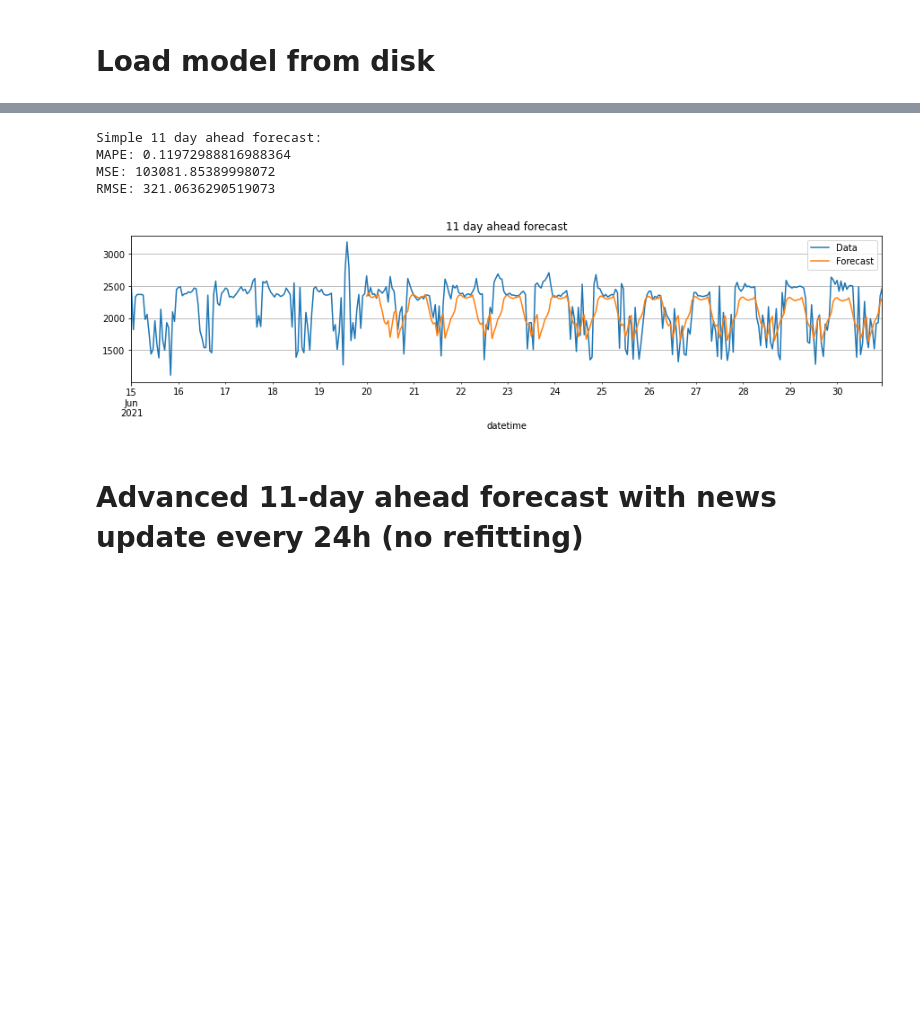
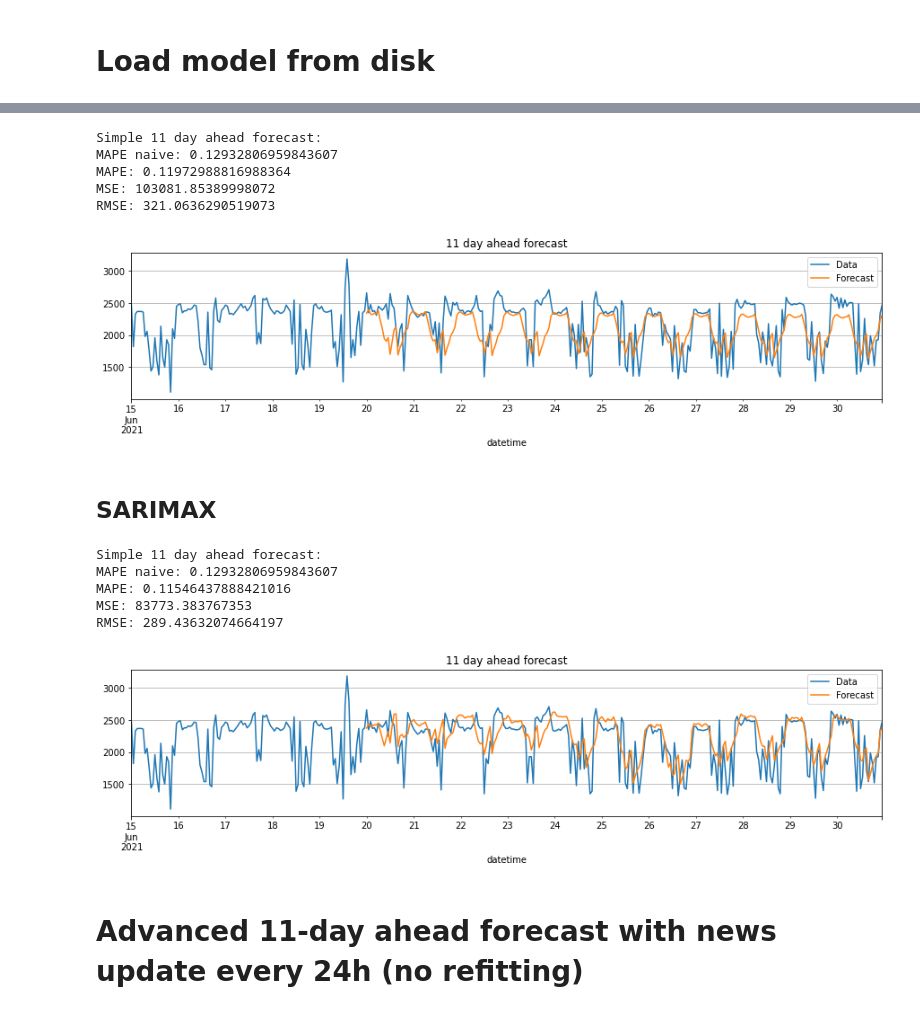
Before and after one commit to I-NERGY/DeepTSF, a Jupyter notebook: model_evaluation/tal_sarima_evaluation.ipynb, the cells around one changed output, grey strips where cells are left out. Saved outputs shown, nothing was run; the diff lists cells and outputs as text; code cells hidden in the pictures; blank space fills up the shorter version.

```diff
--- a/model_evaluation/tal_sarima_evaluation.ipynb
+++ b/model_evaluation/tal_sarima_evaluation.ipynb
@@ -86,6 +171,8 @@ print(f"Simple {days_ahead} day ahead forecast:")
 predictions = sarima.forecast(steps * days_ahead)
 ground_truth_line = pd.concat([train[-5*24:], test])
 
+naive_pred = [train.tolist()[-1]] + test.tolist()[:-1]
+print("MAPE naive:", mape(test, naive_pred))
 print("MAPE:", mape(test, predictions))
 print("MSE:", mse(test, predictions))
 print("RMSE:", np.sqrt(mse(test, predictions)))
@@ -97,10 +184,37 @@ plot.grid()
 plt.show()
 # %% [output]
 Simple 11 day ahead forecast:
+MAPE naive: 0.12932806959843607
 MAPE: 0.11972988816988364
 MSE: 103081.85389998072
 RMSE: 321.0636290519073
 [figure]
+# %% [markdown]
+## SARIMAX
+# %%
+print(f"Simple {days_ahead} day ahead forecast:")
+predictions = sarimax.forecast(steps * days_ahead, exog=exog_testing)
+ground_truth_line = pd.concat([train[-5*24:], test])
+
+naive_pred = [train.tolist()[-1]] + test.tolist()[:-1]
+print("MAPE naive:", mape(test, naive_pred))
+print("MAPE:", mape(test, predictions))
+print("MSE:", mse(test, predictions))
+print("RMSE:", np.sqrt(mse(test, predictions)))
+
+plt.figure()
+plot = ground_truth_line.plot(figsize=(
+    15, 3), label='Data', legend=True, title=f"{days_ahead} day ahead forecast")
+predictions.plot(label='Forecast', legend=True)
+plot.grid()
+plt.show()
+# %% [output]
+Simple 11 day ahead forecast:
+MAPE naive: 0.12932806959843607
+MAPE: 0.11546437888421016
+MSE: 83773.383767353
+RMSE: 289.43632074664197
+[figure, added]
 # %% [markdown]
 # Advanced 11-day ahead forecast with news update every 24h (no refitting)
 # %%
```
Also changed, not shown: parts of 16 cells of this notebook.
